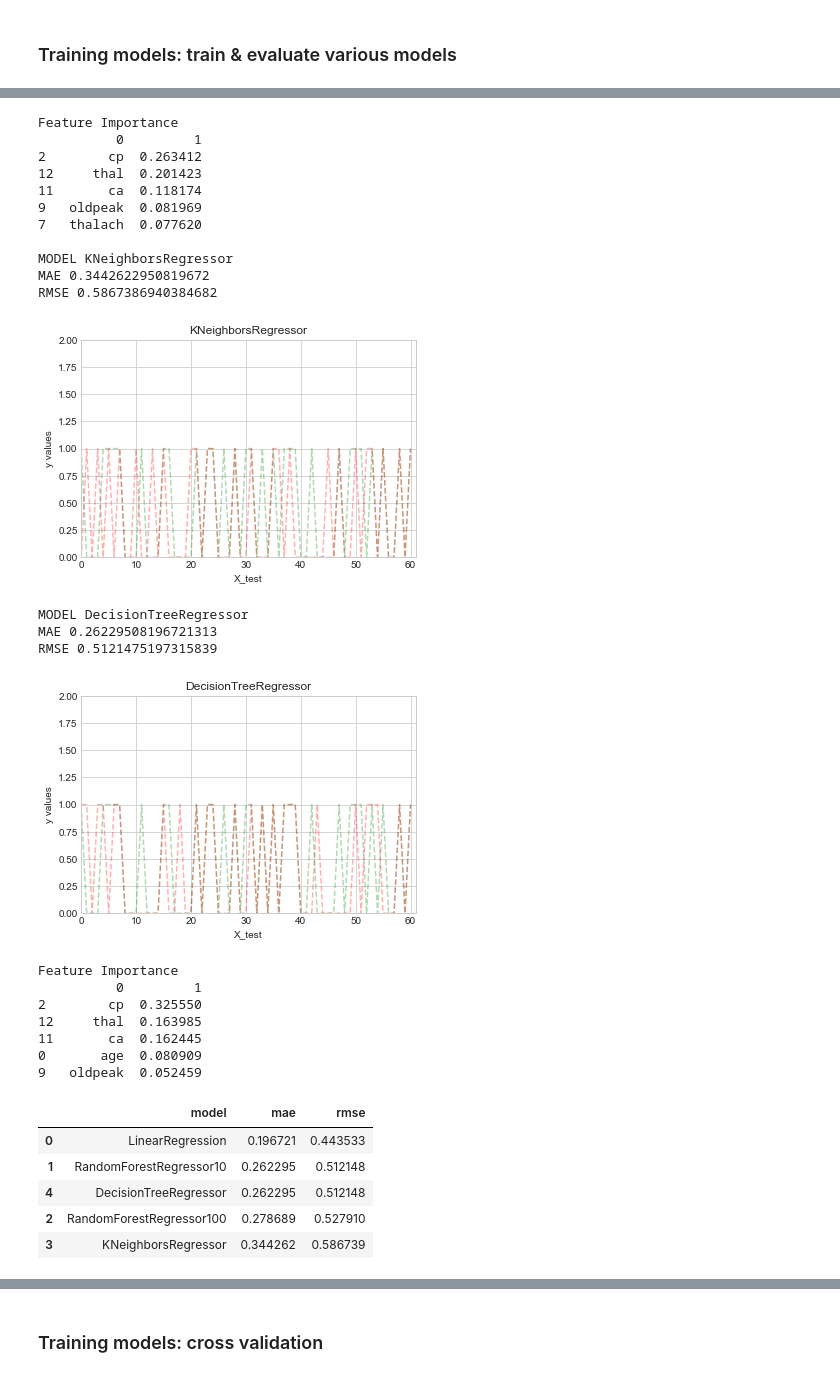
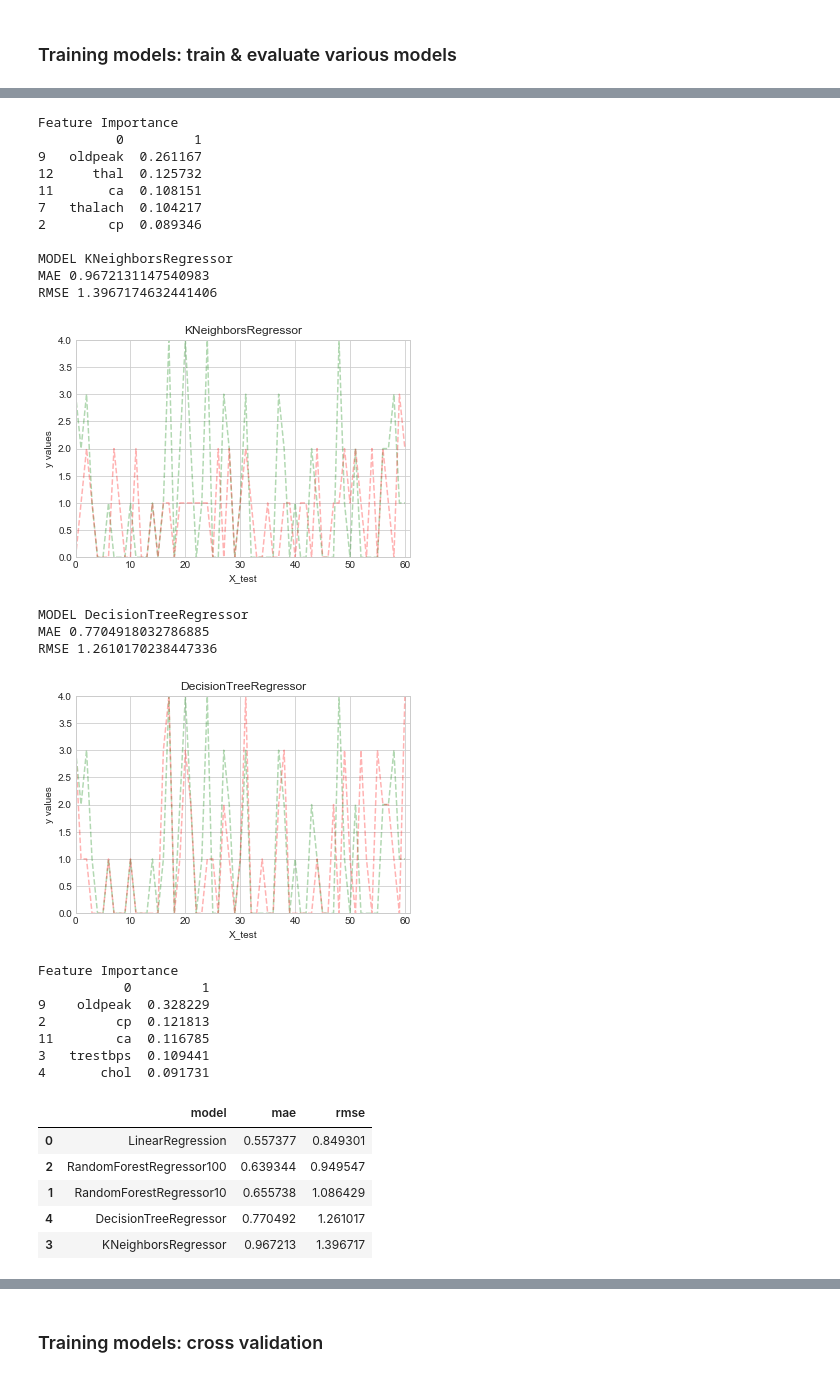
Before and after one commit to HtmBnAmr/hba-cce-cebd1260-prj, a Jupyter notebook: notebooks/hba-cce-cebd1260-HDS-regression.ipynb, the cells around one changed output, grey strips where cells are left out. Drawn from its saved outputs; the diff is of its cells as text; code cells hidden in the pictures.

```diff
--- a/notebooks/hba-cce-cebd1260-HDS-regression.ipynb
+++ b/notebooks/hba-cce-cebd1260-HDS-regression.ipynb
@@ -76,7 +76,7 @@ dtype: object
 # %%
 # Some 'goal' values exceed 1 whereas they ar assumed to be either 0 or 1. They are set back to 1.
 # 'thal' and 'ca' have bad values '?'. They are set to default "no issue" values for each.
-df_hds["goal"] = nmp.where(df_hds['goal'] >= 1, 1, df_hds['goal'])
+#df_hds["goal"] = nmp.where(df_hds['goal'] >= 1, 1, df_hds['goal'])
 df_hds["ca"] = nmp.where(df_hds['ca']=='?', '0.0', df_hds['ca'])
 df_hds["thal"] = nmp.where(df_hds['thal']=='?', '3.0', df_hds['thal'])
 # %%
@@ -175,9 +175,9 @@ for m in models:
     #plt.ylabel('Predict Value')
     plt.ylabel('y values')
     #plt.ylabel('y error')
-    #plt.xlim([0, 2])
+    #plt.xlim([0, 4])
     plt.xlim([0, len(X_test)])
-    plt.ylim([0, 2])
+    plt.ylim([0, 4])
     #plt.ylim([-1, 1])
     plt.show()
     results.append([m[0], mae, rmse])
@@ -235,31 +235,31 @@ RMSE 0.5279095799378564
 Feature Importance
           0         1
-2        cp  0.263412
-12     thal  0.201423
-11       ca  0.118174
-9   oldpeak  0.081969
-7   thalach  0.077620
+9   oldpeak  0.261167
+12     thal  0.125732
+11       ca  0.108151
+7   thalach  0.104217
+2        cp  0.089346
 
 MODEL KNeighborsRegressor
-MAE 0.3442622950819672
-RMSE 0.5867386940384682
+MAE 0.9672131147540983
+RMSE 1.3967174632441406
-[figure, old version]
+[figure, new version]
 MODEL DecisionTreeRegressor
-MAE 0.26229508196721313
-RMSE 0.5121475197315839
+MAE 0.7704918032786885
+RMSE 1.2610170238447336
-[figure, old version]
+[figure, new version]
 Feature Importance
-          0         1
-2        cp  0.325550
-12     thal  0.163985
-11       ca  0.162445
-0       age  0.080909
-9   oldpeak  0.052459
+           0         1
+9    oldpeak  0.328229
+2         cp  0.121813
+11        ca  0.116785
+3   trestbps  0.109441
+4       chol  0.091731
 |  | model | mae | rmse |
-| 0 | LinearRegression | 0.196721 | 0.443533 |
-| 1 | RandomForestRegressor10 | 0.262295 | 0.512148 |
-| 4 | DecisionTreeRegressor | 0.262295 | 0.512148 |
-| 2 | RandomForestRegressor100 | 0.278689 | 0.527910 |
-| 3 | KNeighborsRegressor | 0.344262 | 0.586739 |
+| 0 | LinearRegression | 0.557377 | 0.849301 |
+| 2 | RandomForestRegressor100 | 0.639344 | 0.949547 |
+| 1 | RandomForestRegressor10 | 0.655738 | 1.086429 |
+| 4 | DecisionTreeRegressor | 0.770492 | 1.261017 |
+| 3 | KNeighborsRegressor | 0.967213 | 1.396717 |
 # %% [markdown]
 The feature importance vary significantly from a model to another.
```
Also changed, not shown: parts of 3 cells of this notebook, 3 other files.
